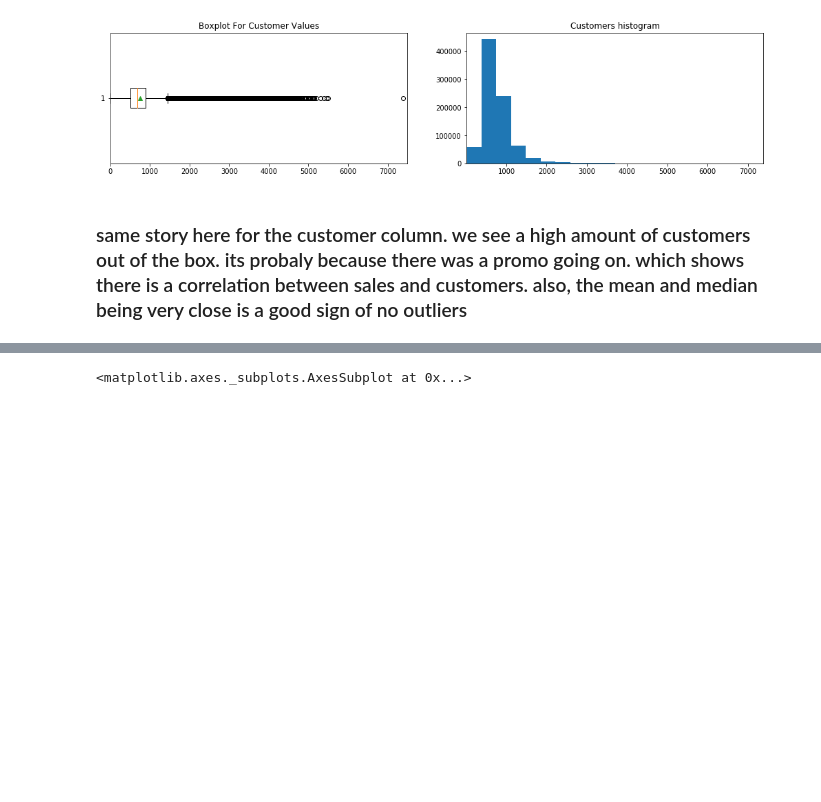
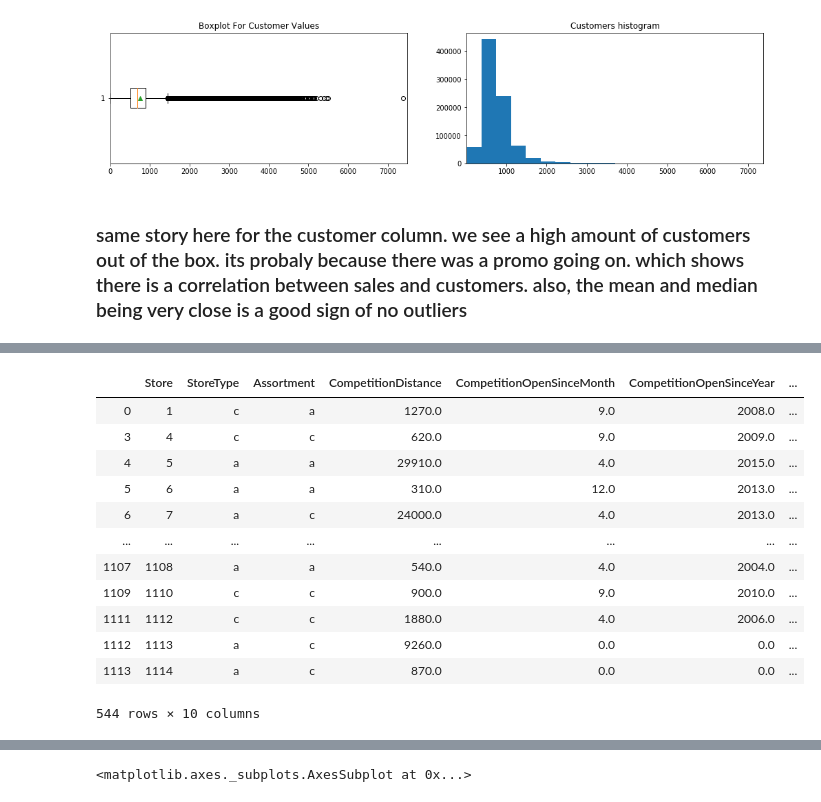
Before and after one commit to sam23121/Pharmaceutical_Sales_prediction, a Jupyter notebook: notebooks/Untitled.ipynb, the cells around one changed output, grey strips where cells are left out. Drawn from its saved outputs; the diff is of its cells as text; code cells hidden in the pictures; blank space fills up the shorter version.

Commit message:
filling missing values and merging the dataset

```diff
--- a/notebooks/Untitled.ipynb
+++ b/notebooks/Untitled.ipynb
@@ -236,0 +252,7 @@ axes[1].set_xlim((min(train.Customers), max(train.Customers)))
+# %%
+# lets deal with the missing values step by step
+# this it is only 3 for the Competition Distance and and there is no pattern we will fill it with the median
+# since the mean can be affected by outliers
+# clean.fix_missing_median(store, 'CompetitionDistance')
+store['CompetitionDistance'].fillna(int(store['CompetitionDistance'].median()), inplace=True)
+store.isnull().sum()
@@ -236,0 +271,6 @@ axes[1].set_xlim((min(train.Customers), max(train.Customers)))
+# %%
+# for the CompetitionOpenSinceMonth and CompetitionOpenSinceYear we don't have any close thing to fill it with so
+# we will just fill it with a 0 value
+store.CompetitionOpenSinceMonth.fillna(0, inplace = True)
+store.CompetitionOpenSinceYear.fillna(0,inplace=True)
+store.isnull().sum()
@@ -236,0 +289,16 @@ axes[1].set_xlim((min(train.Customers), max(train.Customers)))
+# %%
+store[pd.isnull(store.Promo2SinceWeek)]
+# %% [output]
+|  | Store | StoreType | Assortment | CompetitionDistance | CompetitionOpenSinceMonth | CompetitionOpenSinceYear | ... |
+| 0 | 1 | c | a | 1270.0 | 9.0 | 2008.0 | ... |
+| 3 | 4 | c | c | 620.0 | 9.0 | 2009.0 | ... |
+| 4 | 5 | a | a | 29910.0 | 4.0 | 2015.0 | ... |
+| 5 | 6 | a | a | 310.0 | 12.0 | 2013.0 | ... |
+| 6 | 7 | a | c | 24000.0 | 4.0 | 2013.0 | ... |
+| ... | ... | ... | ... | ... | ... | ... | ... |
+| 1107 | 1108 | a | a | 540.0 | 4.0 | 2004.0 | ... |
+| 1109 | 1110 | c | c | 900.0 | 9.0 | 2010.0 | ... |
+| 1111 | 1112 | c | c | 1880.0 | 4.0 | 2006.0 | ... |
+| 1112 | 1113 | a | c | 9260.0 | 0.0 | 0.0 | ... |
+| 1113 | 1114 | a | c | 870.0 | 0.0 | 0.0 | ... |
+544 rows × 10 columns
```
Also changed, not shown: parts of 6 cells of this notebook, 1 other file.
